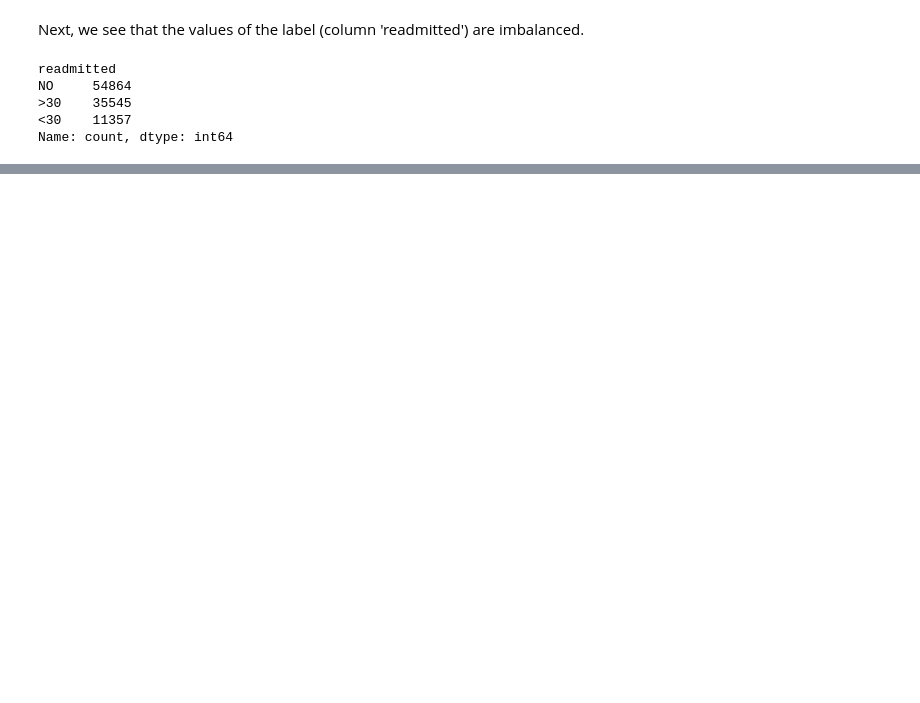
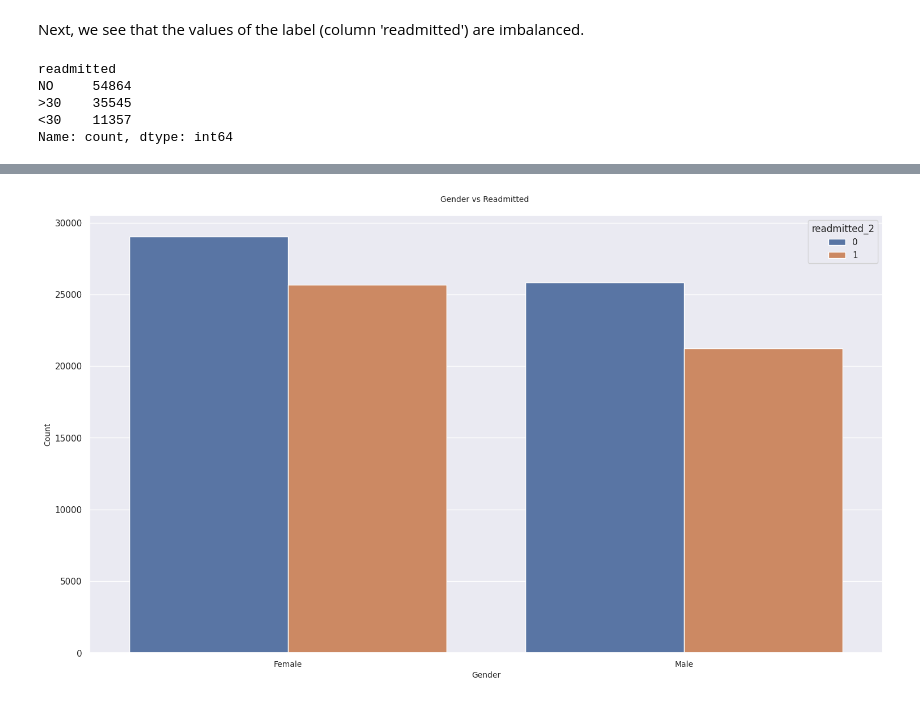
Before and after one commit to EdyStan/big_data_project, a Jupyter notebook: performance_measurements/EDA.ipynb, the cells around one changed output, grey strips where cells are left out. Drawn from its saved outputs; the diff is of its cells as text; code cells hidden in the pictures; blank space fills up the shorter version.

```diff
--- a/performance_measurements/EDA.ipynb
+++ b/performance_measurements/EDA.ipynb
@@ -81,0 +147,13 @@ Scary. Where do we start from?
+# %%
+raw_data.drop(raw_data[raw_data['gender'] == 'Unknown/Invalid'].index, inplace = True)
+# %%
+raw_data.reset_index(inplace = True, drop = True)
+# %%
+ax = sns.countplot(x="gender", hue="readmitted_2", data=raw_data)
+plt.xlabel('Gender', size = 10)
+plt.xticks(size = 10)
+plt.ylabel('Count', size = 10)
+plt.title('Gender vs Readmitted \n', size = 10)
+plt.show()
+# %% [output]
+[figure, added]
```
Also changed, not shown: parts of 59 cells of this notebook, 9 other files.
